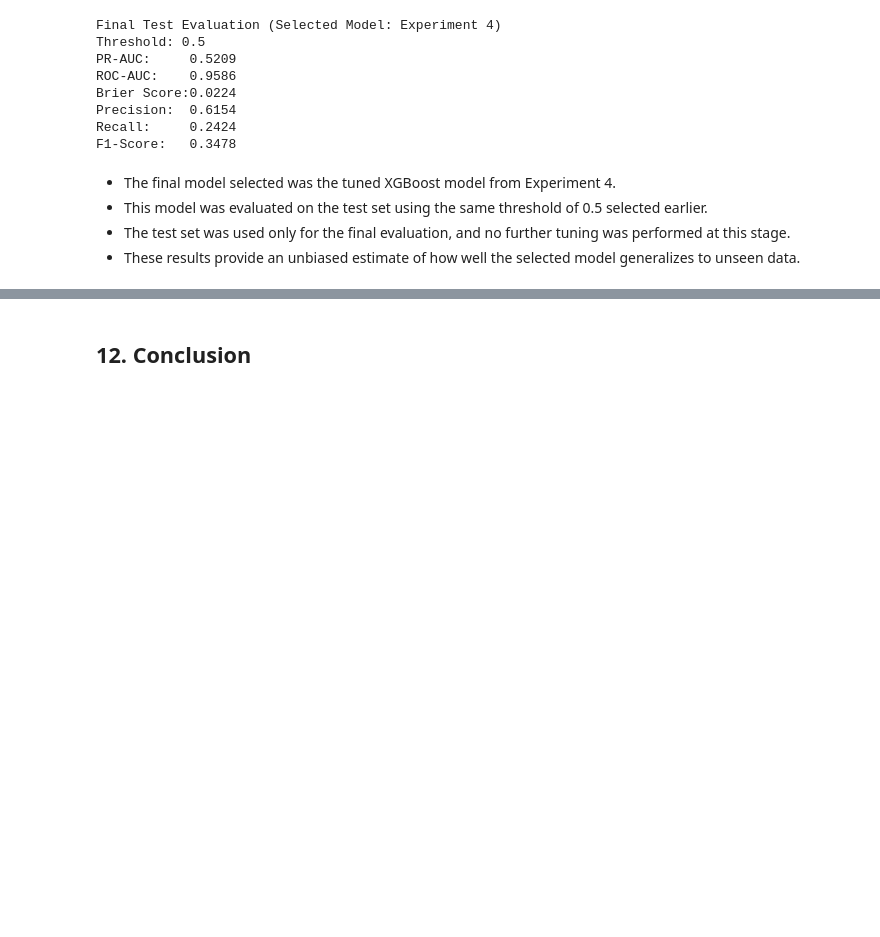
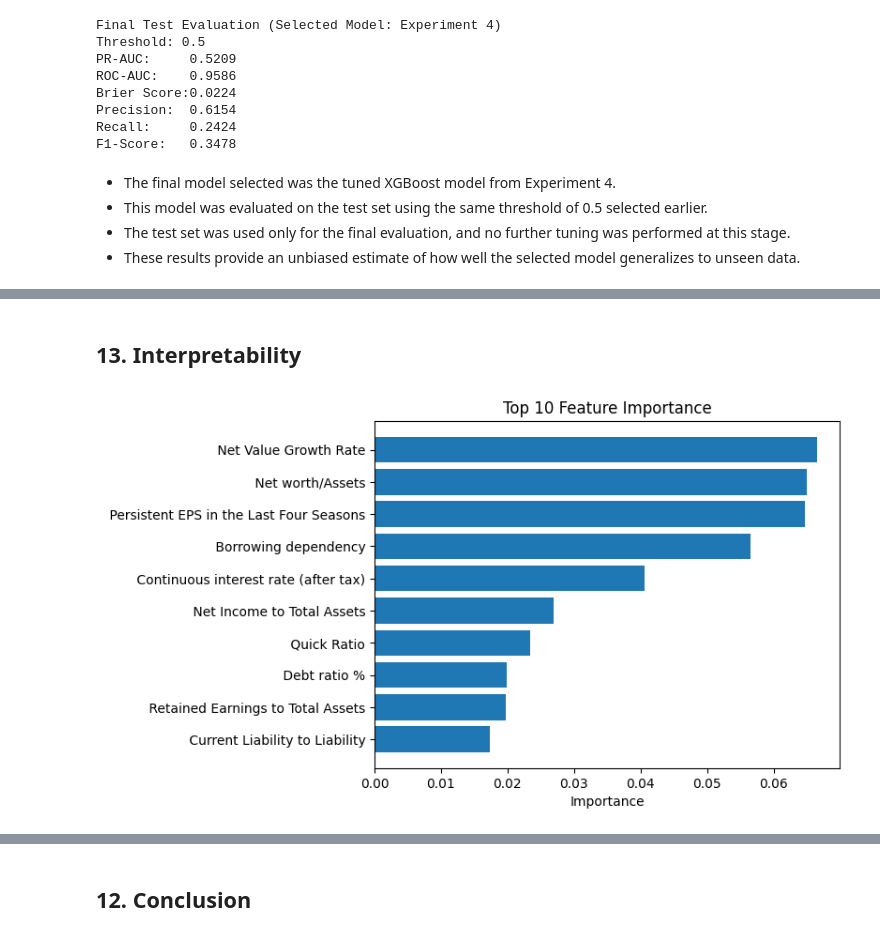
Before and after one commit to AlfiyaKuerban/bankruptcy-classification, a Jupyter notebook: notebook/Kuerban_Ailibiya_assignment5.ipynb, the cells around one changed output, grey strips where cells are left out. Drawn from its saved outputs; the diff is of its cells as text; code cells hidden in the pictures; blank space fills up the shorter version.

```diff
--- a/notebook/Kuerban_Ailibiya_assignment5.ipynb
+++ b/notebook/Kuerban_Ailibiya_assignment5.ipynb
@@ -767,0 +799,24 @@ F1-Score:   0.3478
+# %% [markdown]
+## 13. Interpretability
+# %%
+import matplotlib.pyplot as plt
+import pandas as pd
+
+# Get feature importance
+importance = final_model.feature_importances_
+features = X_train.columns
+
+# Create DataFrame
+feat_imp = pd.DataFrame({
+    "feature": features,
+    "importance": importance
+}).sort_values(by="importance", ascending=False)
+
+# Plot top 10
+plt.figure()
+plt.barh(feat_imp["feature"].head(10)[::-1], feat_imp["importance"].head(10)[::-1])
+plt.xlabel("Importance")
+plt.title("Top 10 Feature Importance")
+plt.show()
+# %% [output]
+[figure, added]
```
Also changed, not shown: parts of 5 cells of this notebook, 1 other file.
